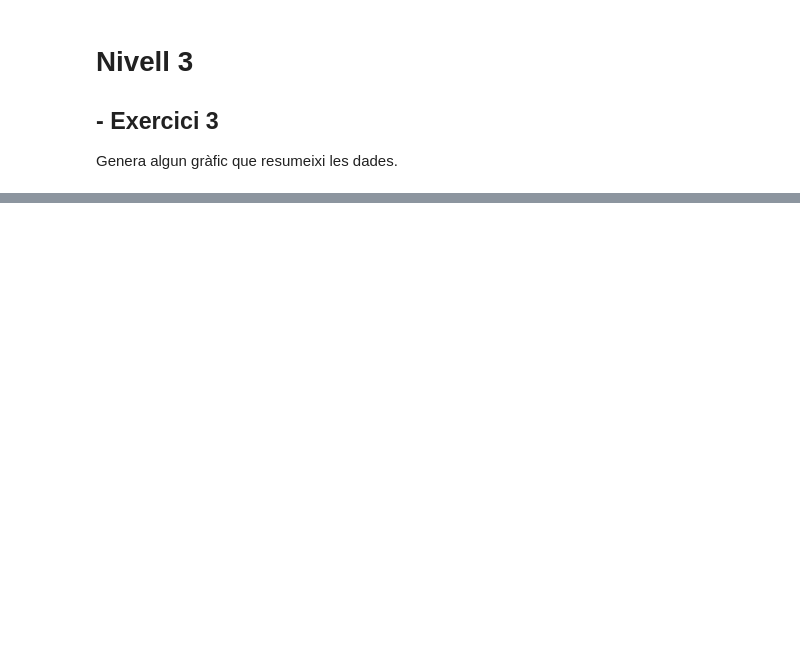
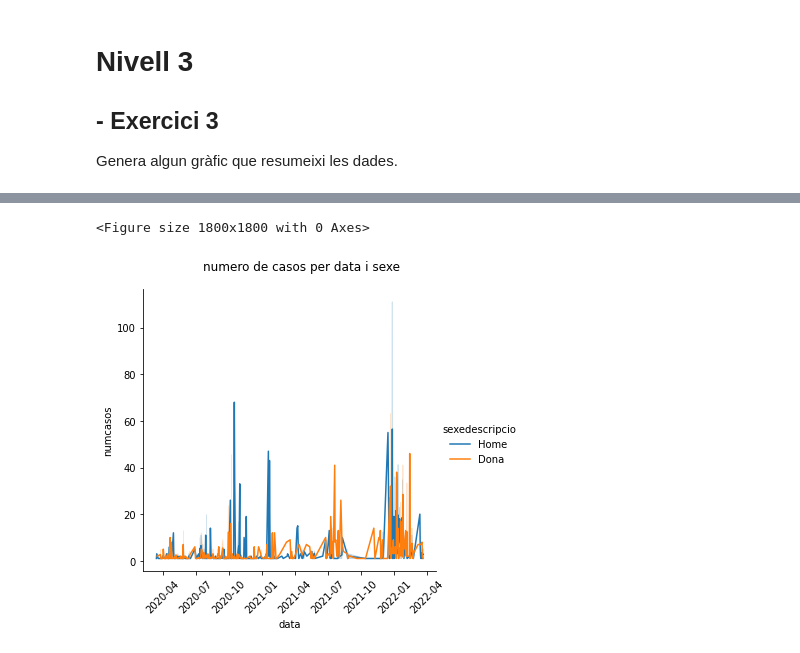
Before and after one commit to mmarcrr/Base-de-dades-, a Jupyter notebook: S13T02 .ipynb, the cells around one changed output, grey strips where cells are left out. Drawn from its saved outputs; the diff is of its cells as text; code cells hidden in the pictures; blank space fills up the shorter version.

```diff
--- a/S13T02 .ipynb
+++ b/S13T02 .ipynb
@@ -36,0 +199,14 @@ Genera algun gràfic que resumeixi les dades.
+# %%
+df_covid_res = pd.read_sql('SELECT data,numcasos,sexedescripcio  FROM covid LEFT JOIN sexe ON covid.sexecodi = sexe.sexecodi  ORDER BY data ', con=engine)
+plt.figure(figsize=(25, 25))
+chart=sns.relplot(data=df_covid_res, kind='line', x='data', y='numcasos', hue='sexedescripcio')
+# Rotate x-labels
+for ax in chart.axes.ravel():
+    ax.set_xticklabels(ax.get_xticklabels(), rotation=45)
+
+# Add super-title
+chart.fig.subplots_adjust(top=.9);
+chart.fig.suptitle('numero de casos per data i sexe');
+# %% [output]
+<Figure size 1800x1800 with 0 Axes>
+[figure, added]
```
Also changed, not shown: parts of 16 cells of this notebook.
